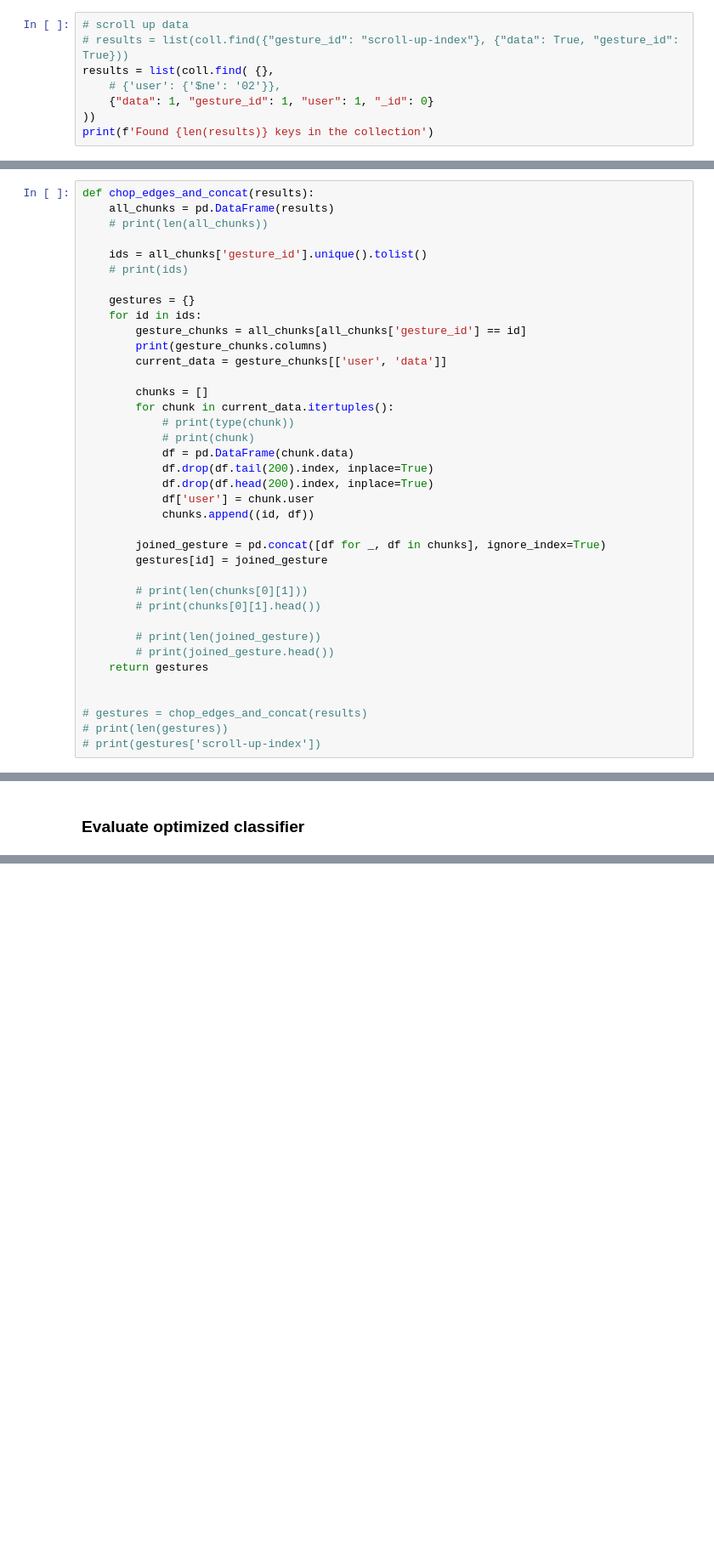
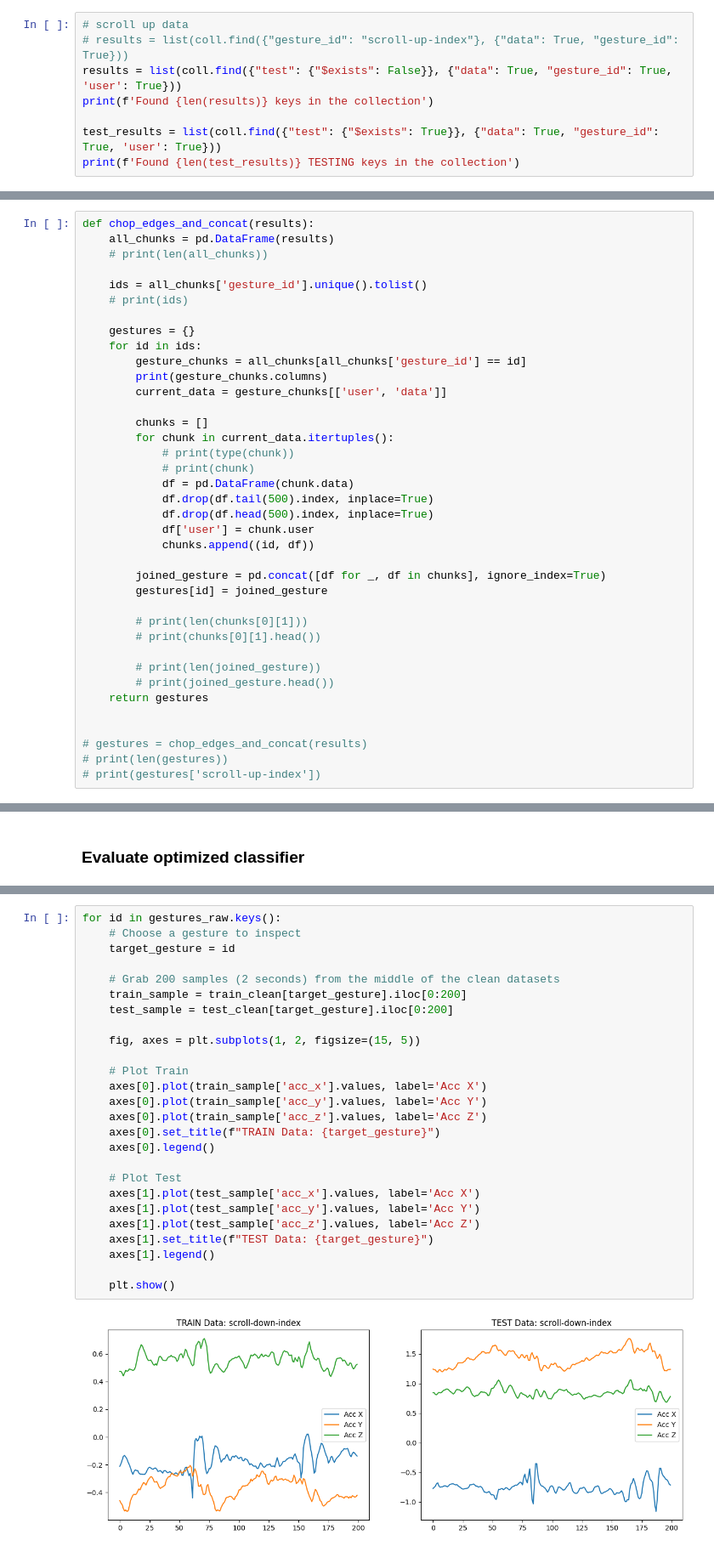
Before and after one commit to nderekk/IoT-Course-AIoT-project, a Jupyter notebook: feature_eng.ipynb, the cells around one changed output, grey strips where cells are left out. Shown at 85% size. Drawn from its saved outputs; the diff is of its cells as text; blank space fills up the shorter version.

Commit message:
added all testing data, still dont get good results, idk what the hell is happening

```diff
--- a/feature_eng.ipynb
+++ b/feature_eng.ipynb
@@ -83,10 +83,10 @@ Found 75 keys in the collection
 # %%
 # scroll up data
 # results = list(coll.find({"gesture_id": "scroll-up-index"}, {"data": True, "gesture_id": True}))
-results = list(coll.find( {},
-    # {'user': {'$ne': '02'}},
-    {"data": 1, "gesture_id": 1, "user": 1, "_id": 0}
-))
+results = list(coll.find({"test": {"$exists": False}}, {"data": True, "gesture_id": True, 'user': True}))
 print(f'Found {len(results)} keys in the collection')
+
+test_results = list(coll.find({"test": {"$exists": True}}, {"data": True, "gesture_id": True, 'user': True}))
+print(f'Found {len(test_results)} TESTING keys in the collection')
 # %% [output]
 Found 75 keys in the collection
@@ -113,8 +110,8 @@ def chop_edges_and_concat(results):
             # print(type(chunk))
             # print(chunk)
             df = pd.DataFrame(chunk.data)
-            df.drop(df.tail(200).index, inplace=True)
-            df.drop(df.head(200).index, inplace=True)
+            df.drop(df.tail(500).index, inplace=True)
+            df.drop(df.head(500).index, inplace=True)
             df['user'] = chunk.user
             chunks.append((id, df))
 
@@ -758,0 +865,28 @@ swipe-right-index       1.00      1.00      1.00      1990
+# %%
+for id in gestures_raw.keys():
+    # Choose a gesture to inspect
+    target_gesture = id
+
+    # Grab 200 samples (2 seconds) from the middle of the clean datasets
+    train_sample = train_clean[target_gesture].iloc[0:200]
+    test_sample = test_clean[target_gesture].iloc[0:200]
+
+    fig, axes = plt.subplots(1, 2, figsize=(15, 5))
+
+    # Plot Train
+    axes[0].plot(train_sample['acc_x'].values, label='Acc X')
+    axes[0].plot(train_sample['acc_y'].values, label='Acc Y')
+    axes[0].plot(train_sample['acc_z'].values, label='Acc Z')
+    axes[0].set_title(f"TRAIN Data: {target_gesture}")
+    axes[0].legend()
+
+    # Plot Test
+    axes[1].plot(test_sample['acc_x'].values, label='Acc X')
+    axes[1].plot(test_sample['acc_y'].values, label='Acc Y')
+    axes[1].plot(test_sample['acc_z'].values, label='Acc Z')
+    axes[1].set_title(f"TEST Data: {target_gesture}")
+    axes[1].legend()
+
+    plt.show()
+# %% [output]
+[figure, added]
```
Also changed, not shown: parts of 13 cells of this notebook, 2 other files.
